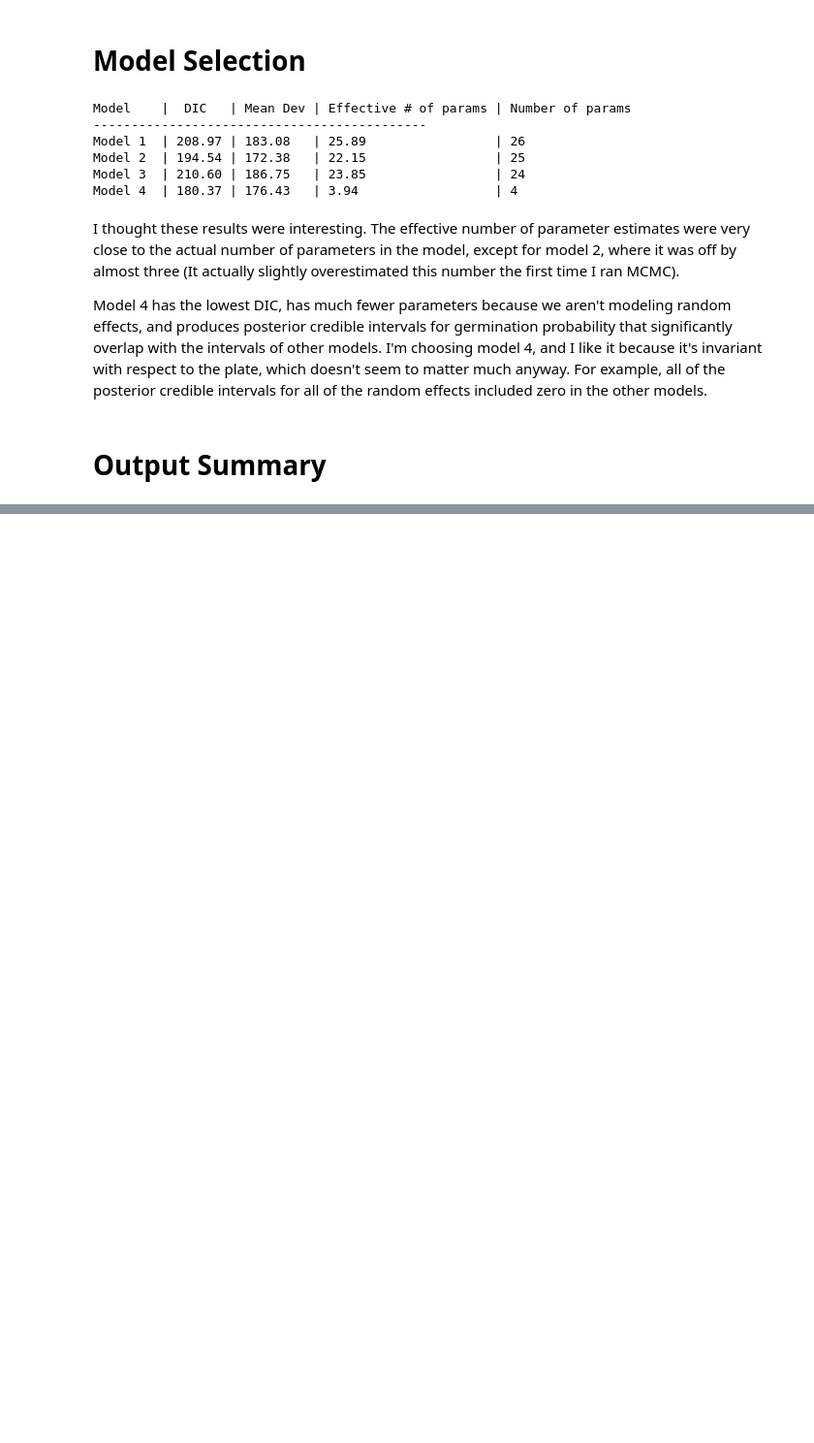
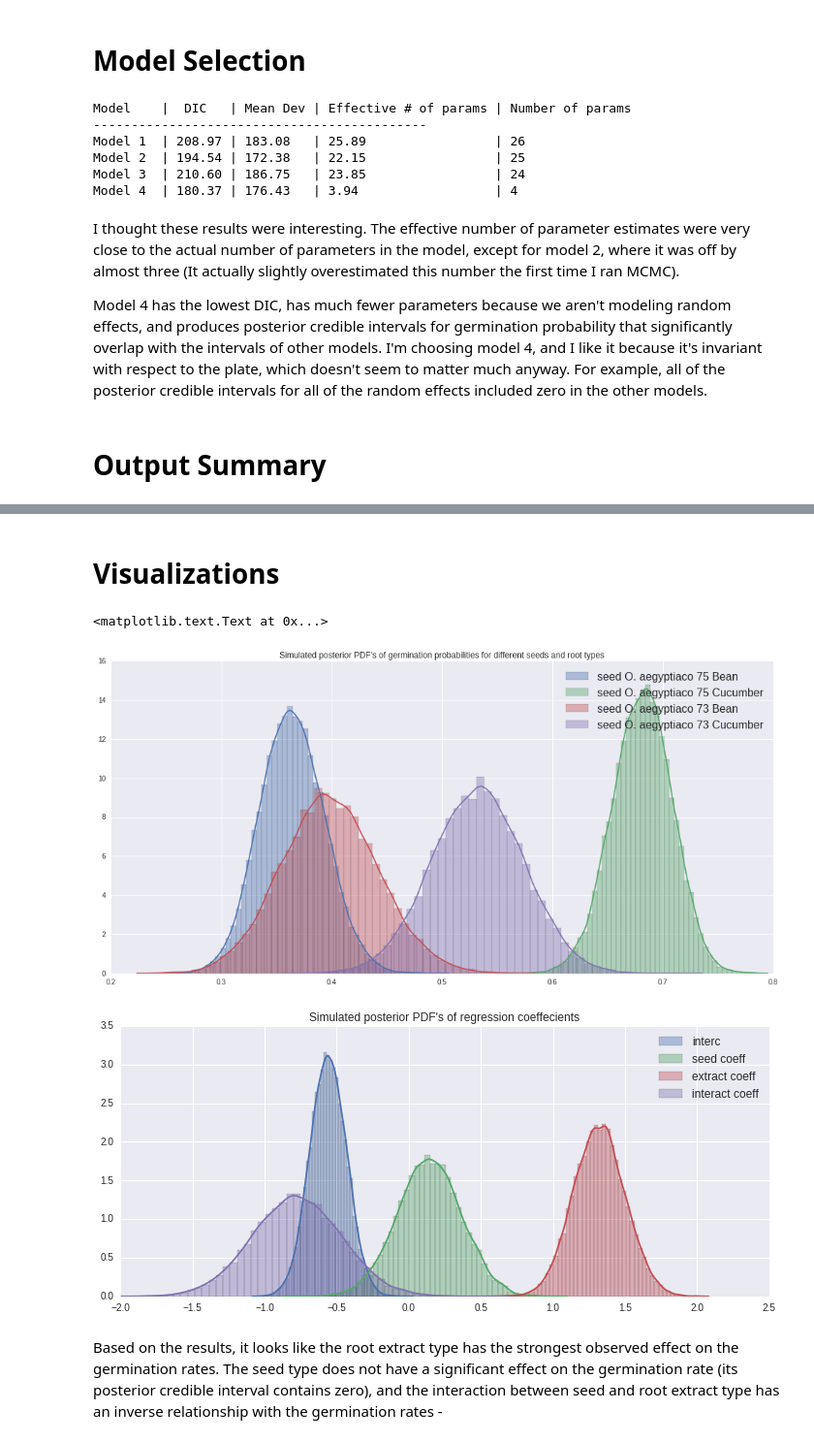
Before and after one commit to Jabberwockyll/MCMC, a Jupyter notebook: more_MCMC.ipynb, the cells around one changed output, grey strips where cells are left out. Shown at 97% size. Drawn from its saved outputs; the diff is of its cells as text; code cells hidden in the pictures; blank space fills up the shorter version.

```diff
--- a/more_MCMC.ipynb
+++ b/more_MCMC.ipynb
@@ -195,0 +282,28 @@ p0:
+# %% [markdown]
+# Visualizations
+# %%
+ps = ["p{0}".format(i) for i in range(r.size)]
+coeffs = ["interc", "seed coeff", "extract coeff", "interact coeff"]
+
+plt.figure(figsize=(17, 8))
+
+sns.distplot(trace4['p0'], label="seed O. aegyptiaco 75 Bean")
+sns.distplot(trace4['p6'], label="seed O. aegyptiaco 75 Cucumber")
+sns.distplot(trace4['p11'], label="seed O. aegyptiaco 73 Bean")
+sns.distplot(trace4['p16'], label="seed O. aegyptiaco 73 Cucumber")
+
+plt.legend(fontsize=16)
+plt.title("Simulated posterior PDF's of germination probabilities for different seeds and root types")
+
+plt.figure(figsize=(12, 5))
+
+for var in (coeffs):
+    sns.distplot(trace4[var], label=var)
+    plt.legend(fontsize=12)
+plt.title("Simulated posterior PDF's of regression coeffecients")
+# %% [output]
+<matplotlib.text.Text at 0x...>
+[figure, added]
+[figure, added]
+# %% [markdown]
+Based on the results, it looks like the root extract type has the strongest observed effect on the germination rates.  The seed type does not have a significant effect on the germination rate (its posterior credible interval contains zero), and the interaction between seed and root extract type has an inverse relationship with the germination rates -
```
Also changed, not shown: parts of 3 cells of this notebook.
